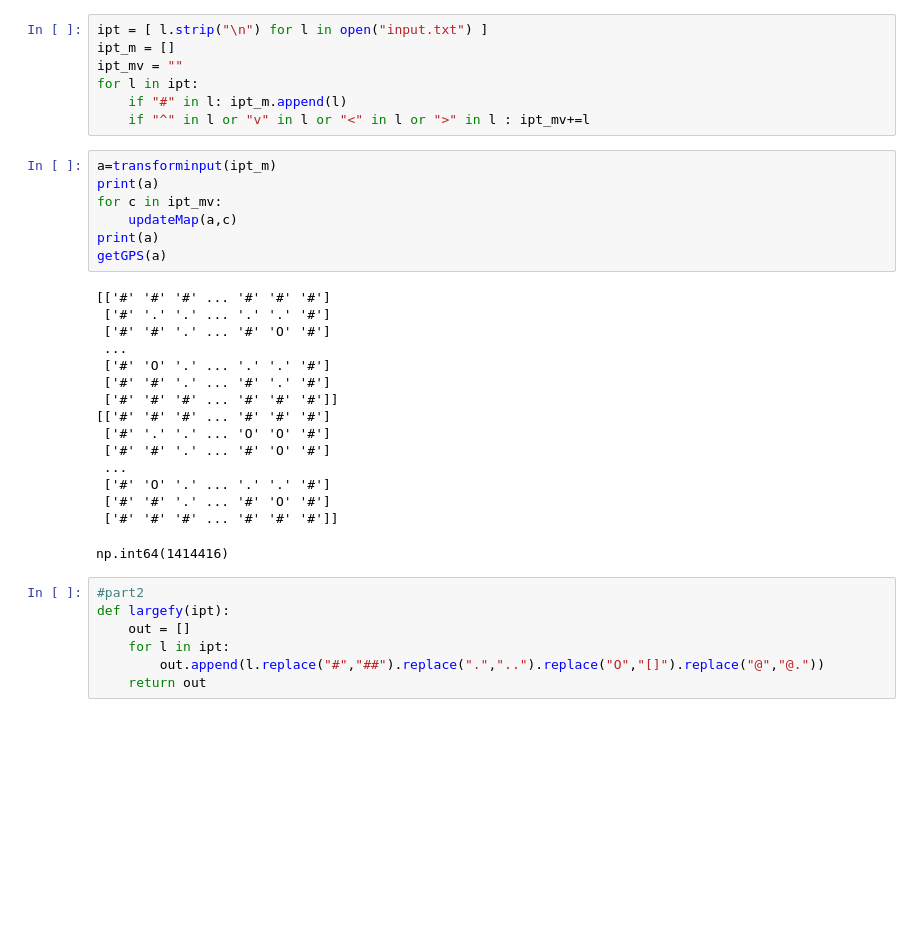
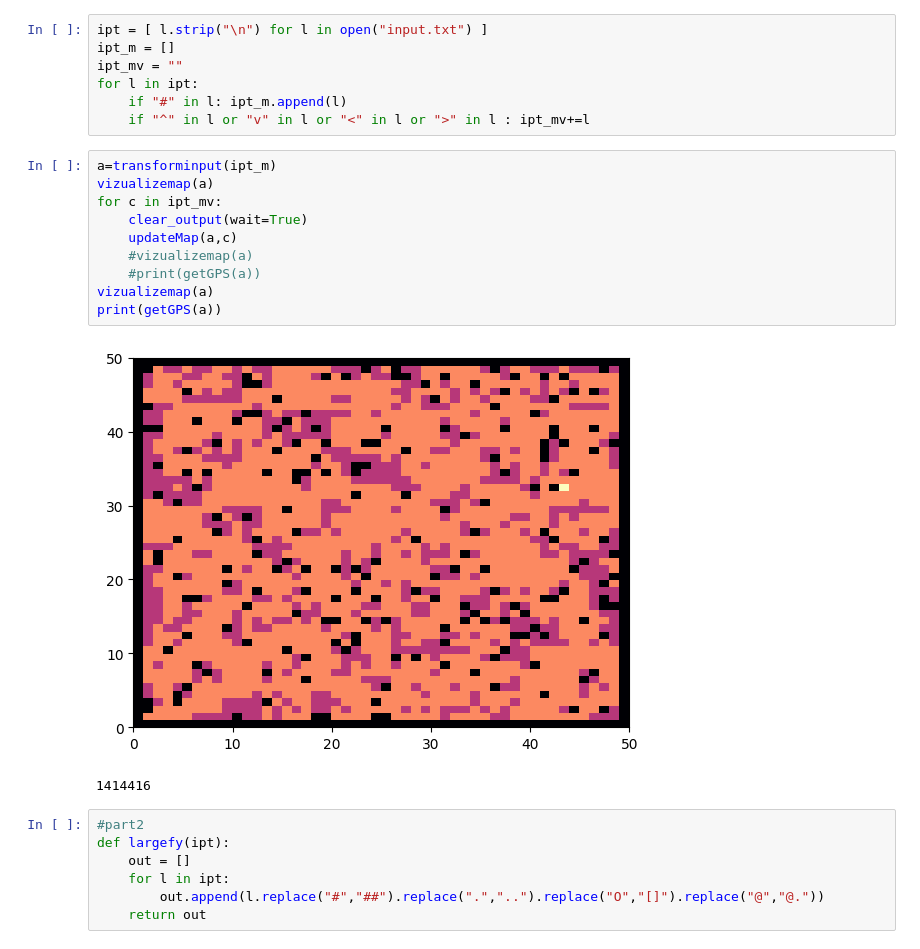
Before and after one commit to tolange/advent2024, a Jupyter notebook: aoc_15/aoc_2024_15.ipynb, the cells around one changed output. Cells and saved outputs as stored; diff of their text form; blank space fills up the shorter version.

```diff
--- a/aoc_15/aoc_2024_15.ipynb
+++ b/aoc_15/aoc_2024_15.ipynb
@@ -137,27 +121,17 @@ for l in ipt:
     if "^" in l or "v" in l or "<" in l or ">" in l : ipt_mv+=l
 # %%
 a=transforminput(ipt_m)
-print(a)
+vizualizemap(a)
 for c in ipt_mv:
+    clear_output(wait=True)
     updateMap(a,c)
-print(a)
-getGPS(a)
+    #vizualizemap(a)
+    #print(getGPS(a))
+vizualizemap(a)
+print(getGPS(a))
 # %% [output]
+[figure, added]
-[['#' '#' '#' ... '#' '#' '#']
- ['#' '.' '.' ... '.' '.' '#']
- ['#' '#' '.' ... '#' 'O' '#']
- ...
- ['#' 'O' '.' ... '.' '.' '#']
- ['#' '#' '.' ... '#' '.' '#']
- ['#' '#' '#' ... '#' '#' '#']]
-[['#' '#' '#' ... '#' '#' '#']
- ['#' '.' '.' ... 'O' 'O' '#']
- ['#' '#' '.' ... '#' 'O' '#']
- ...
- ['#' 'O' '.' ... '.' '.' '#']
- ['#' '#' '.' ... '#' 'O' '#']
- ['#' '#' '#' ... '#' '#' '#']]
+1414416
-np.int64(1414416)
 # %%
 #part2
 def largefy(ipt):
```
Also changed, not shown: parts of 9 cells of this notebook.
